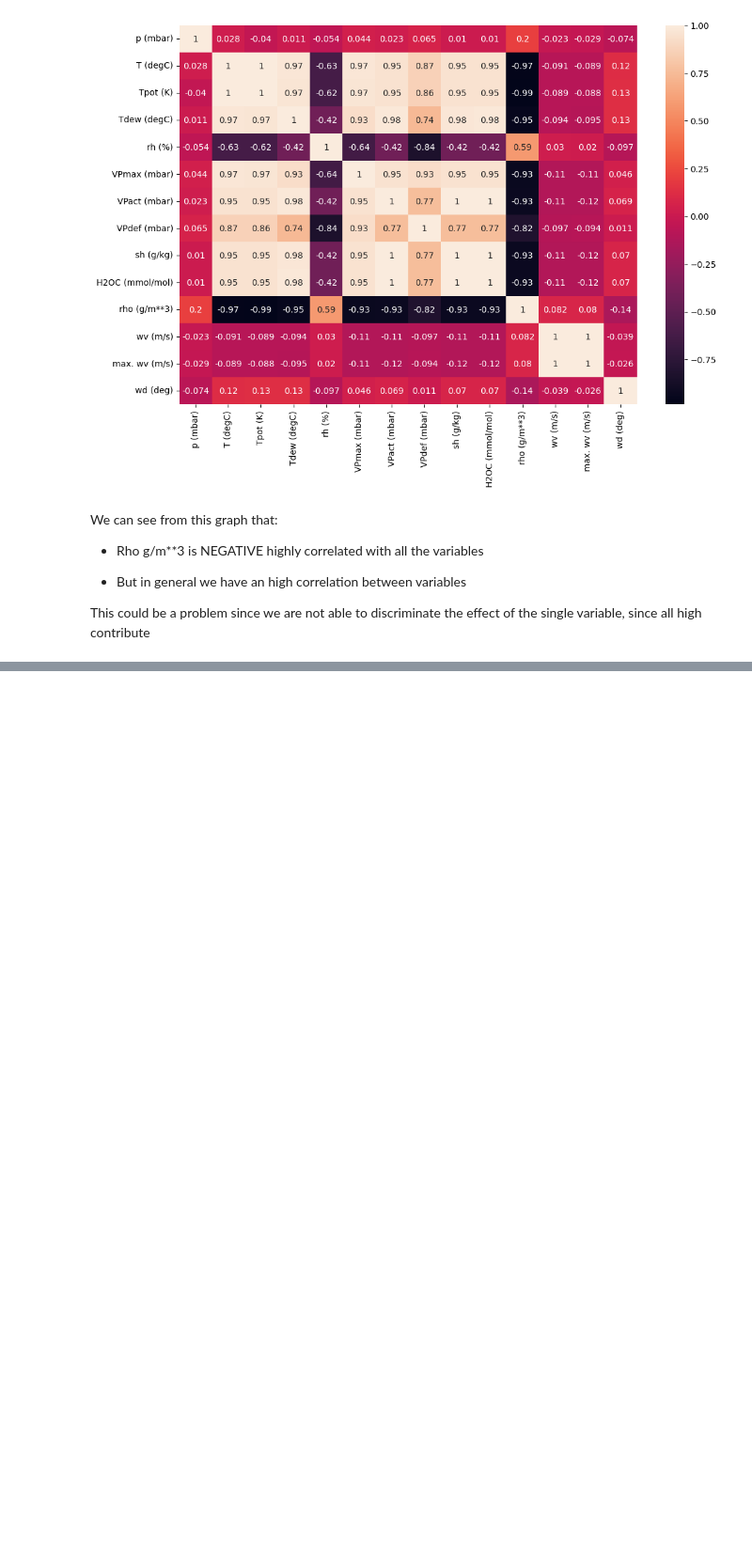
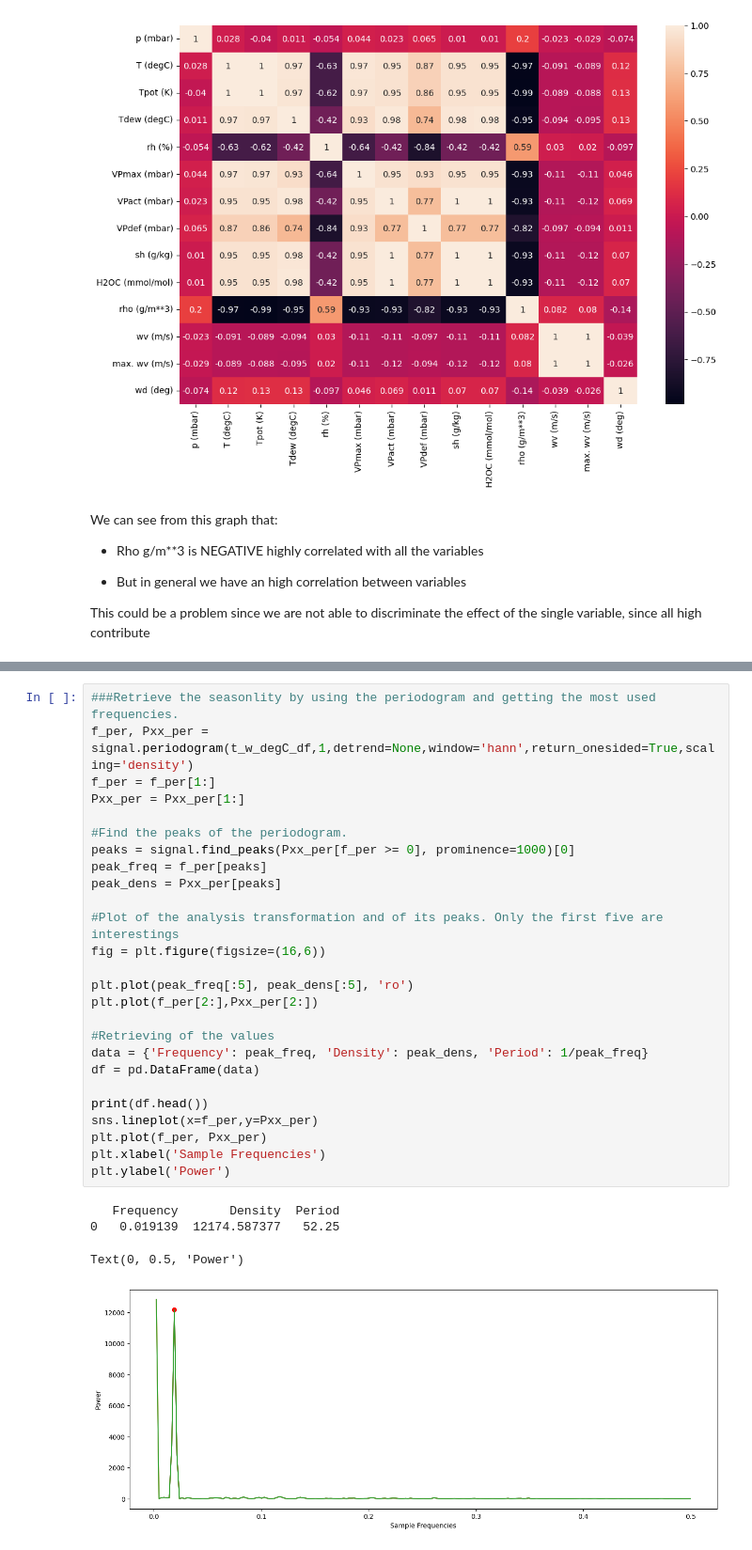
Before and after one commit to alelovo/StatisticalModels_project, a Jupyter notebook: EDA.ipynb, the cells around one changed output, grey strips where cells are left out. Shown at 94% size. Saved outputs shown, nothing was run; the diff lists cells and outputs as text; blank space fills up the shorter version.

```diff
--- a/EDA.ipynb
+++ b/EDA.ipynb
@@ -361,0 +335,31 @@ non mi è molto chiaro perchè devo farlo qui? --> da vedere meglio
+# %%
+###Retrieve the seasonlity by using the periodogram and getting the most used frequencies.
+f_per, Pxx_per = signal.periodogram(t_w_degC_df,1,detrend=None,window='hann',return_onesided=True,scaling='density')
+f_per = f_per[1:]
+Pxx_per = Pxx_per[1:]
+
+#Find the peaks of the periodogram.
+peaks = signal.find_peaks(Pxx_per[f_per >= 0], prominence=1000)[0]
+peak_freq = f_per[peaks]
+peak_dens = Pxx_per[peaks]
+
+#Plot of the analysis transformation and of its peaks. Only the first five are interestings
+fig = plt.figure(figsize=(16,6))
+
+plt.plot(peak_freq[:5], peak_dens[:5], 'ro')
+plt.plot(f_per[2:],Pxx_per[2:])
+
+#Retrieving of the values
+data = {'Frequency': peak_freq, 'Density': peak_dens, 'Period': 1/peak_freq}
+df = pd.DataFrame(data)
+
+print(df.head())
+sns.lineplot(x=f_per,y=Pxx_per)
+plt.plot(f_per, Pxx_per)
+plt.xlabel('Sample Frequencies')
+plt.ylabel('Power')
+# %% [output]
+   Frequency       Density  Period
+0   0.019139  12174.587377   52.25
+Text(0, 0.5, 'Power')
+[figure, added]
```
Also changed, not shown: parts of 11 cells of this notebook, 2 other files.
